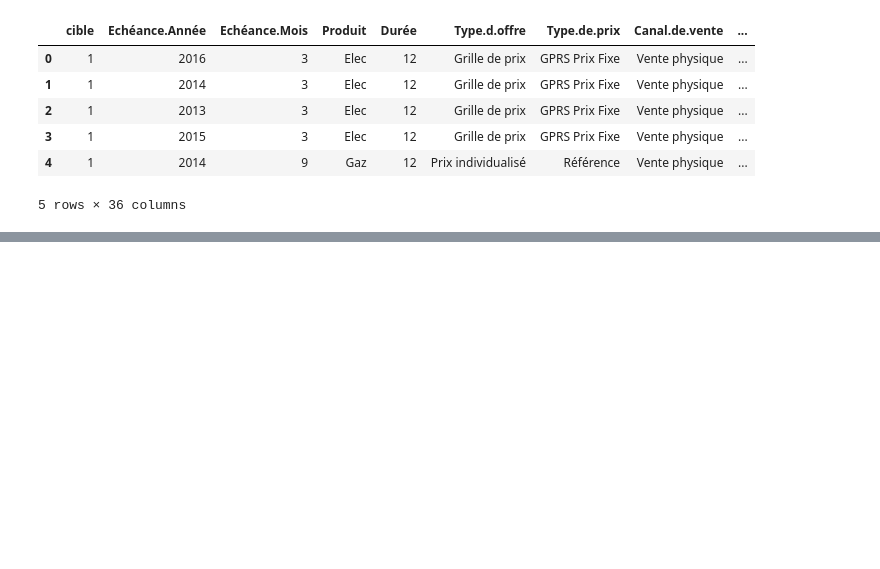
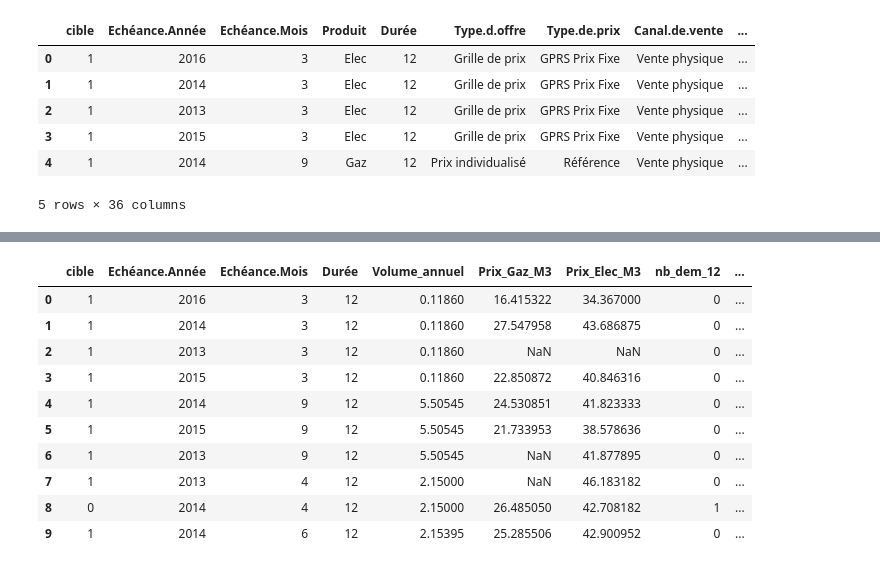
Before and after one commit to hulkis/churnchall, a Jupyter notebook: notebooks/Untitled.ipynb, the cells around one changed output, grey strips where cells are left out. Cells and saved outputs as stored; diff of their text form; code cells hidden in the pictures; blank space fills up the shorter version.

```diff
--- a/notebooks/Untitled.ipynb
+++ b/notebooks/Untitled.ipynb
@@ -1,6 +1,6 @@
 # %%
 import pandas as pd
-df = pd.read_csv('../data/train.csv')
+df = pd.read_csv('../data/raw/train.csv')
 # %%
 df.head()
 # %% [output]
@@ -13,0 +90,14 @@ df.head()
+# %%
+df[numcols].head(10)
+# %% [output]
+|  | cible | Echéance.Année | Echéance.Mois | Durée | Volume_annuel | Prix_Gaz_M3 | Prix_Elec_M3 | nb_dem_12 | ... |
+| 0 | 1 | 2016 | 3 | 12 | 0.11860 | 16.415322 | 34.367000 | 0 | ... |
+| 1 | 1 | 2014 | 3 | 12 | 0.11860 | 27.547958 | 43.686875 | 0 | ... |
+| 2 | 1 | 2013 | 3 | 12 | 0.11860 | NaN | NaN | 0 | ... |
+| 3 | 1 | 2015 | 3 | 12 | 0.11860 | 22.850872 | 40.846316 | 0 | ... |
+| 4 | 1 | 2014 | 9 | 12 | 5.50545 | 24.530851 | 41.823333 | 0 | ... |
+| 5 | 1 | 2015 | 9 | 12 | 5.50545 | 21.733953 | 38.578636 | 0 | ... |
+| 6 | 1 | 2013 | 9 | 12 | 5.50545 | NaN | 41.877895 | 0 | ... |
+| 7 | 1 | 2013 | 4 | 12 | 2.15000 | NaN | 46.183182 | 0 | ... |
+| 8 | 0 | 2014 | 4 | 12 | 2.15000 | 26.485050 | 42.708182 | 1 | ... |
+| 9 | 1 | 2014 | 6 | 12 | 2.15395 | 25.285506 | 42.900952 | 0 | ... |
```
Also changed, not shown: parts of 8 cells of this notebook, 2 other files.
